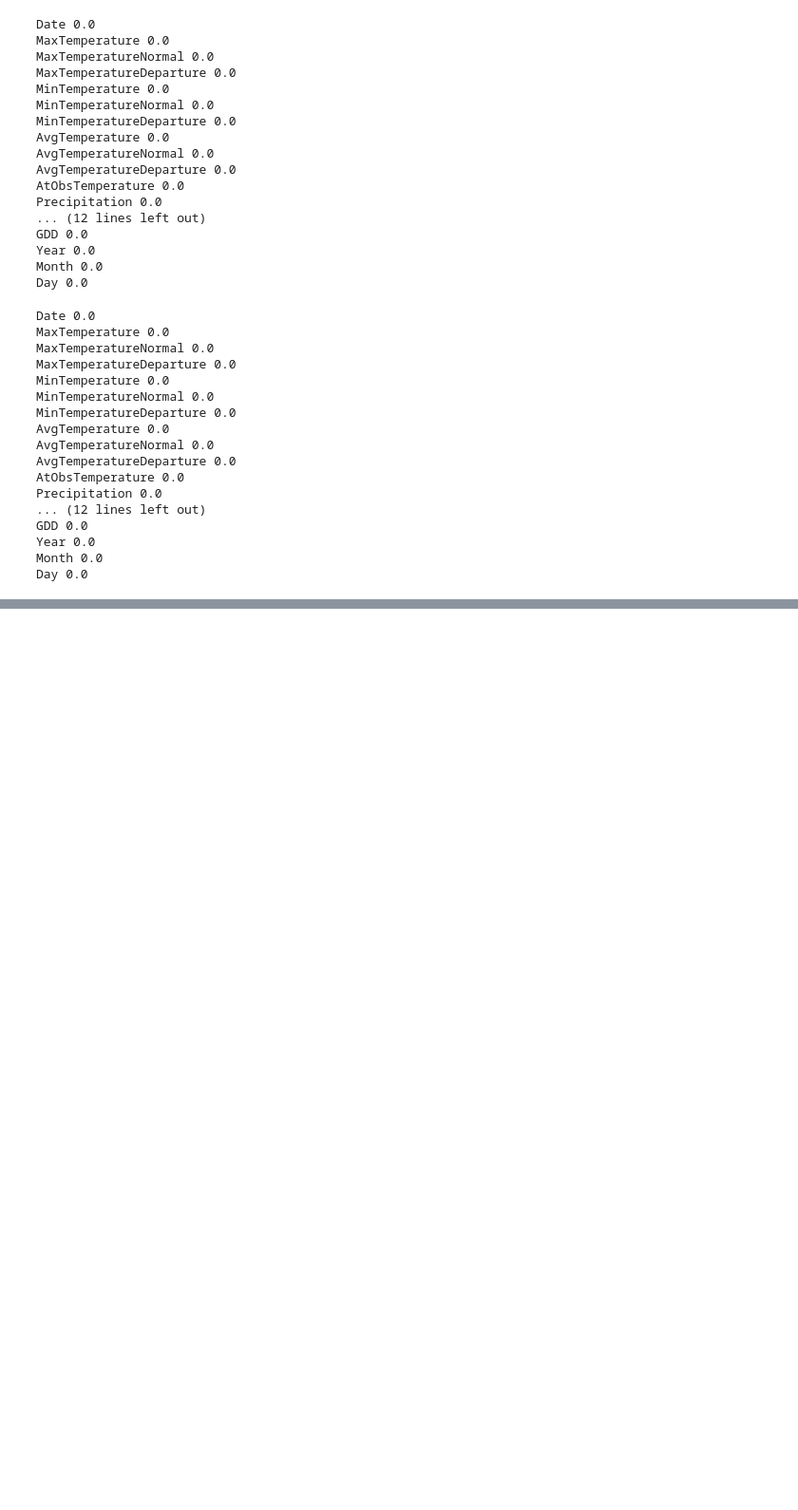
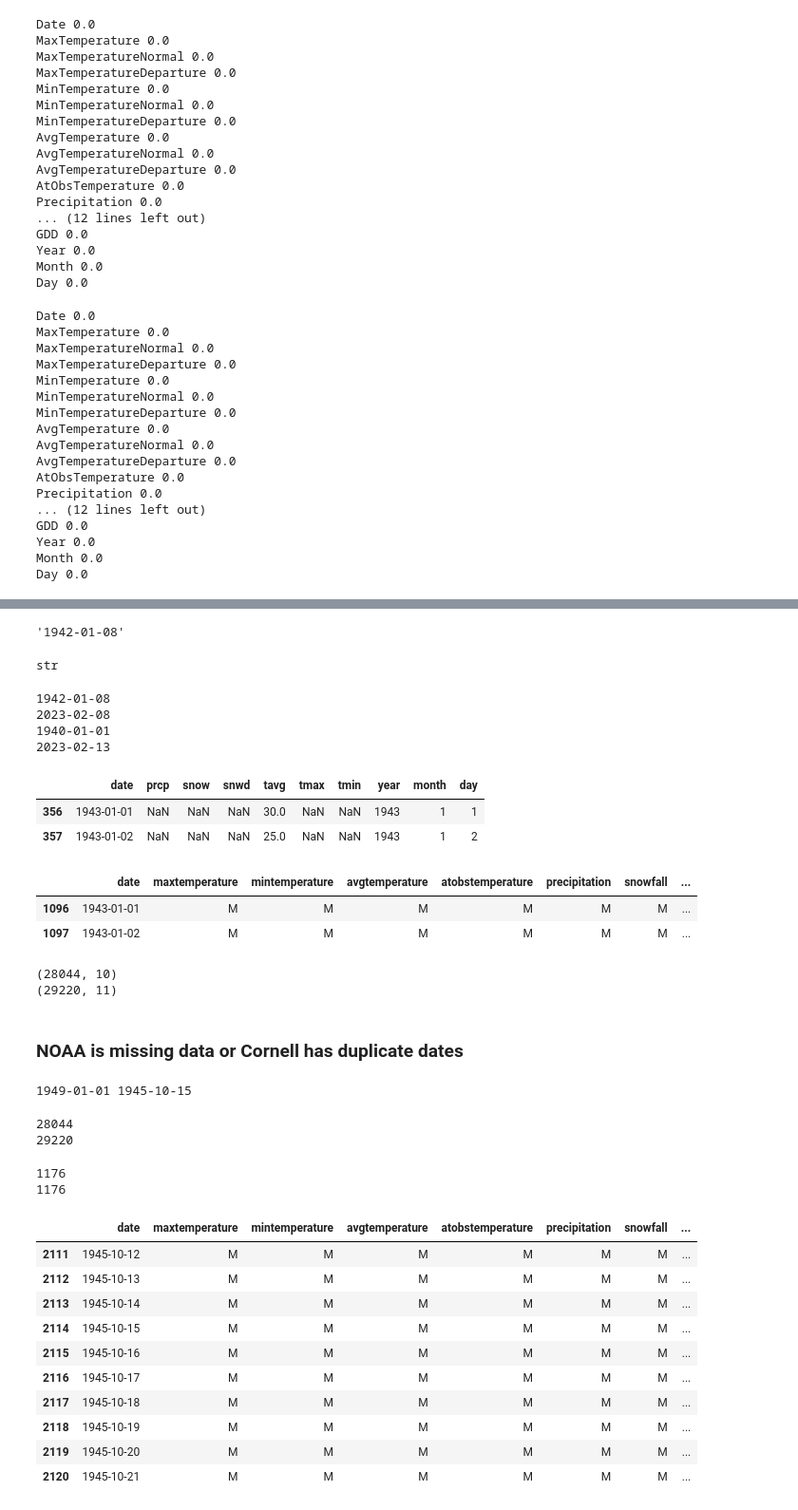
Before and after one commit to mrp10005/Bradley_CT_Weather, a Jupyter notebook: Bradley_Data_Cleansing_1_1_1943_12_31_2023.ipynb, the cells around one changed output, grey strips where cells are left out. Shown: that part at 95% size. Drawn from its saved outputs; the diff is of its cells as text; code cells hidden in the pictures; blank space fills up the shorter version.

```diff
--- a/Bradley_Data_Cleansing_1_1_1943_12_31_2023.ipynb
+++ b/Bradley_Data_Cleansing_1_1_1943_12_31_2023.ipynb
@@ -86,6 +99,8 @@ Day percent NaN: 0.0
 df_cornell = pd.read_csv('Bradley_Cornell_1_1_1940_2_13_2023.txt', sep=',', header=0)
 # %%
 df_cornell.columns = [i.replace(' ','') for i in df_cornell.columns]
+# %%
+df_cornell = df_cornell.sort_values(by=['Date'])
 # %%
 df_cornell.iloc[0,]
 # %% [output]
@@ -227,0 +293,18 @@ Day 0.0
+# %%
+df.iloc[0,0]
+# %% [output]
+'1942-01-08'
+# %%
+type(df.iloc[0,0])
+# %% [output]
+str
+# %%
+print(df.date.min())
+print(df.date.max())
+print(df_cornell.date.min())
+print(df_cornell.date.max())
+# %% [output]
+1942-01-08
+2023-02-08
+1940-01-01
+2023-02-13
@@ -227,0 +315,54 @@ Day 0.0
+# %%
+df.head(2)
+# %% [output]
+|  | date | prcp | snow | snwd | tavg | tmax | tmin | year | month | day |
+| 356 | 1943-01-01 | NaN | NaN | NaN | 30.0 | NaN | NaN | 1943 | 1 | 1 |
+| 357 | 1943-01-02 | NaN | NaN | NaN | 25.0 | NaN | NaN | 1943 | 1 | 2 |
+# %%
+df_cornell.head(2)
+# %% [output]
+|  | date | maxtemperature | mintemperature | avgtemperature | atobstemperature | precipitation | snowfall | ... |
+| 1096 | 1943-01-01 | M | M | M | M | M | M | ... |
+| 1097 | 1943-01-02 | M | M | M | M | M | M | ... |
+# %%
+print(df.shape)
+print(df_cornell.shape)
+# %% [output]
+(28044, 10)
+(29220, 11)
+# %% [markdown]
+### NOAA is missing data or Cornell has duplicate dates
+# %%
+for noaa, cornell in zip(df.date, df_cornell.date):
+    if noaa != cornell:
+        print(noaa, cornell)
+        break
+# %% [output]
+1949-01-01 1945-10-15
+# %%
+print(len(set(df.date)))
+print(len(set(df_cornell.date)))
+# %% [output]
+28044
+29220
+# %%
+date_diff = set(df_cornell.date).difference(set(df.date))
+print(len(date_diff))
+print(len(set(df_cornell.date))-len(set(df.date)))
+# %% [output]
+1176
+1176
+# %%
+df_cornell[(df_cornell['date']>='1945-10-12') & (df_cornell['date']<'1945-10-22')]
+# %% [output]
+|  | date | maxtemperature | mintemperature | avgtemperature | atobstemperature | precipitation | snowfall | ... |
+| 2111 | 1945-10-12 | M | M | M | M | M | M | ... |
+| 2112 | 1945-10-13 | M | M | M | M | M | M | ... |
+| 2113 | 1945-10-14 | M | M | M | M | M | M | ... |
+| 2114 | 1945-10-15 | M | M | M | M | M | M | ... |
+| 2115 | 1945-10-16 | M | M | M | M | M | M | ... |
+| 2116 | 1945-10-17 | M | M | M | M | M | M | ... |
+| 2117 | 1945-10-18 | M | M | M | M | M | M | ... |
+| 2118 | 1945-10-19 | M | M | M | M | M | M | ... |
+| 2119 | 1945-10-20 | M | M | M | M | M | M | ... |
+| 2120 | 1945-10-21 | M | M | M | M | M | M | ... |
```
Also changed, not shown: parts of 29 cells of this notebook.
